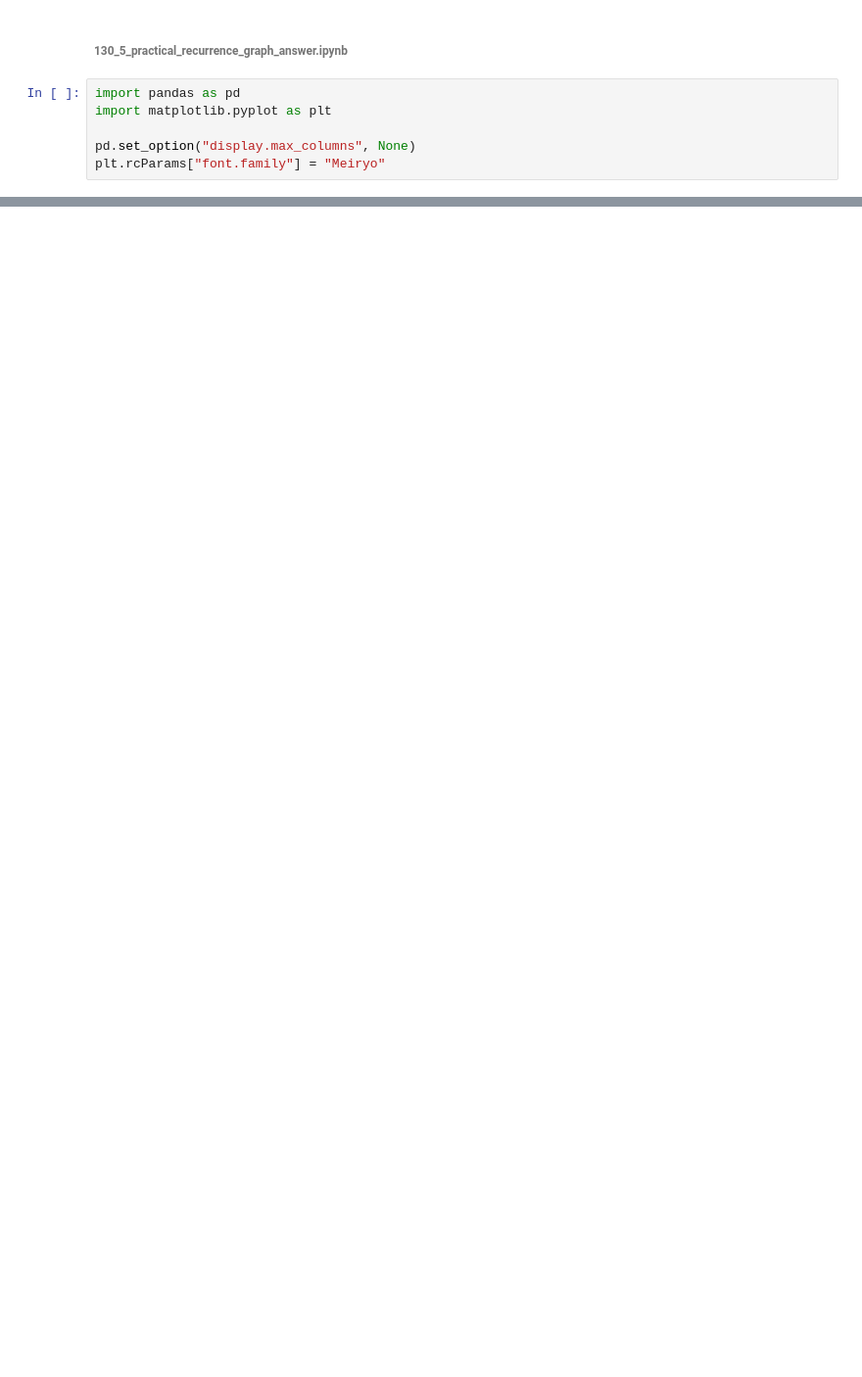
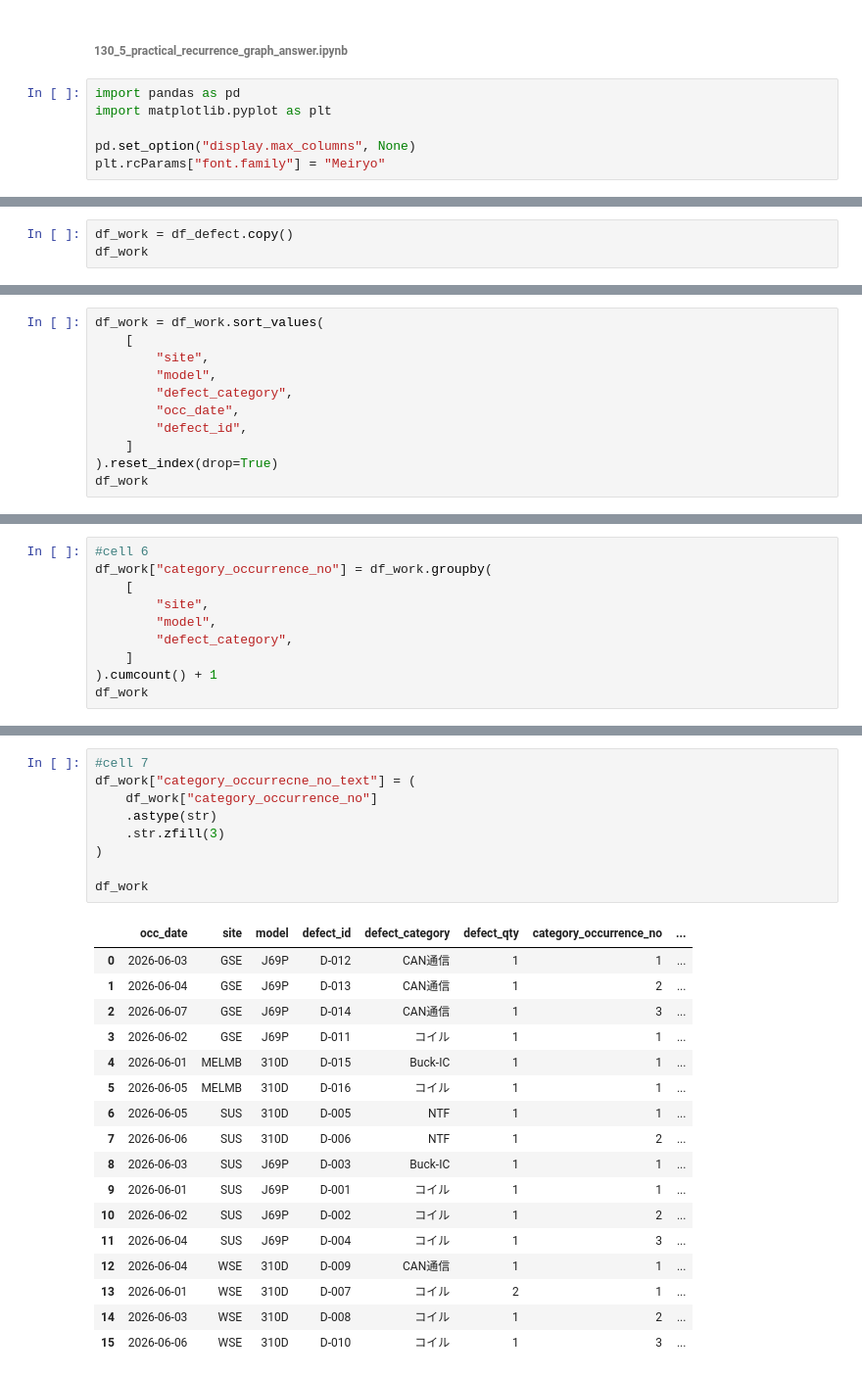
Before and after one commit to kjfarm1225/pyq_practice, a Jupyter notebook: 130_5_practical_recurrence_graph_answer/130_5_practical_recurrence_graph_answer.ipynb, the cells around one changed output, grey strips where cells are left out. Shown at 98% size. Saved outputs shown, nothing was run; the diff lists cells and outputs as text; blank space fills up the shorter version.

```diff
--- a/130_5_practical_recurrence_graph_answer/130_5_practical_recurrence_graph_answer.ipynb
+++ b/130_5_practical_recurrence_graph_answer/130_5_practical_recurrence_graph_answer.ipynb
@@ -35,0 +57,3 @@ df_defect = pd.DataFrame(
+# %%
+df_work = df_defect.copy()
+df_work
@@ -35,0 +78,11 @@ df_defect = pd.DataFrame(
+# %%
+df_work = df_work.sort_values(
+    [
+        "site",
+        "model",
+        "defect_category",
+        "occ_date",
+        "defect_id",
+    ]
+).reset_index(drop=True)
+df_work
@@ -35,0 +107,10 @@ df_defect = pd.DataFrame(
+# %%
+#cell 6
+df_work["category_occurrence_no"] = df_work.groupby(
+    [
+        "site",
+        "model",
+        "defect_category",
+    ]
+).cumcount() + 1
+df_work
@@ -35,0 +135,27 @@ df_defect = pd.DataFrame(
+# %%
+#cell 7
+df_work["category_occurrecne_no_text"] = (
+    df_work["category_occurrence_no"]
+    .astype(str)
+    .str.zfill(3)
+)
+
+df_work
+# %% [output]
+|  | occ_date | site | model | defect_id | defect_category | defect_qty | category_occurrence_no | ... |
+| 0 | 2026-06-03 | GSE | J69P | D-012 | CAN通信 | 1 | 1 | ... |
+| 1 | 2026-06-04 | GSE | J69P | D-013 | CAN通信 | 1 | 2 | ... |
+| 2 | 2026-06-07 | GSE | J69P | D-014 | CAN通信 | 1 | 3 | ... |
+| 3 | 2026-06-02 | GSE | J69P | D-011 | コイル | 1 | 1 | ... |
+| 4 | 2026-06-01 | MELMB | 310D | D-015 | Buck-IC | 1 | 1 | ... |
+| 5 | 2026-06-05 | MELMB | 310D | D-016 | コイル | 1 | 1 | ... |
+| 6 | 2026-06-05 | SUS | 310D | D-005 | NTF | 1 | 1 | ... |
+| 7 | 2026-06-06 | SUS | 310D | D-006 | NTF | 1 | 2 | ... |
+| 8 | 2026-06-03 | SUS | J69P | D-003 | Buck-IC | 1 | 1 | ... |
+| 9 | 2026-06-01 | SUS | J69P | D-001 | コイル | 1 | 1 | ... |
+| 10 | 2026-06-02 | SUS | J69P | D-002 | コイル | 1 | 2 | ... |
+| 11 | 2026-06-04 | SUS | J69P | D-004 | コイル | 1 | 3 | ... |
+| 12 | 2026-06-04 | WSE | 310D | D-009 | CAN通信 | 1 | 1 | ... |
+| 13 | 2026-06-01 | WSE | 310D | D-007 | コイル | 2 | 1 | ... |
+| 14 | 2026-06-03 | WSE | 310D | D-008 | コイル | 1 | 2 | ... |
+| 15 | 2026-06-06 | WSE | 310D | D-010 | コイル | 1 | 3 | ... |
```
Also changed, not shown: parts of 12 cells of this notebook.
